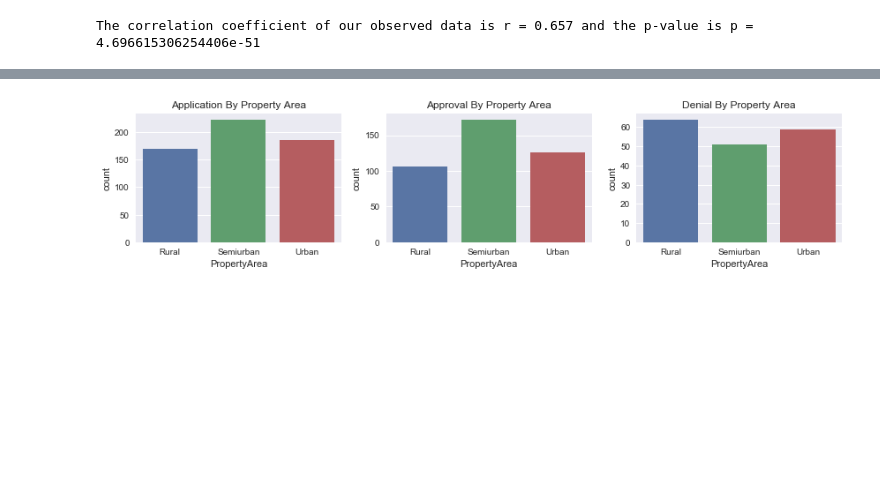
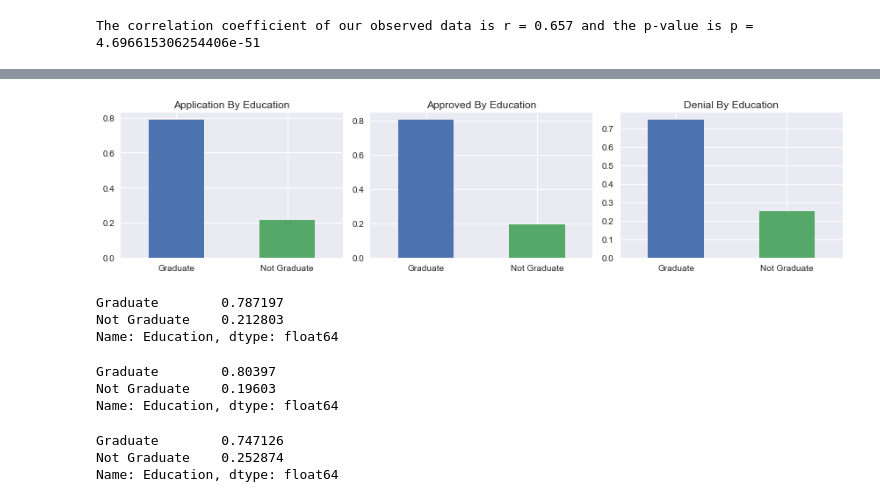
Before and after one commit to sedale33/Springboard, a Jupyter notebook: CP1HomeLoan.ipynb, the cells around one changed output, grey strips where cells are left out. Cells and saved outputs as stored; diff of their text form; code cells hidden in the pictures; blank space fills up the shorter version.

```diff
--- a/CP1HomeLoan.ipynb
+++ b/CP1HomeLoan.ipynb
@@ -331,19 +398,37 @@ plt.show()
 # %%
 plt.figure(figsize=(12,3))
 
 plt.subplot(1,3,1)
-sns.countplot(x='PropertyArea', data =df3, order=('Rural','Semiurban','Urban'))
-plt.title('Application By Property Area')
+df3['Education'].value_counts(normalize=True).plot(kind='bar', rot=0)
+plt.title('Application By Education')
 
 plt.subplot(1,3,2)
-sns.countplot(x='PropertyArea', data =approved, order=('Rural','Semiurban','Urban'))
-plt.title('Approval By Property Area')
+approved_cleaned['Education'].value_counts(normalize=True).plot(kind='bar', rot=0)
+plt.title('Approved By Education')
 
 plt.subplot(1,3,3)
-sns.countplot(x='PropertyArea', data =denied, order=('Rural','Semiurban','Urban'))
-plt.title('Denial By Property Area')
+denied['Education'].value_counts(normalize=True).plot(kind='bar', rot=0)
+plt.title('Denial By Education')
 
 plt.tight_layout()
 plt.show()
 # %% [output]
-[figure, old version]
+[figure, new version]
+# %%
+df3['Education'].value_counts(normalize=True)
+# %% [output]
+Graduate        0.787197
+Not Graduate    0.212803
+Name: Education, dtype: float64
+# %%
+approved_cleaned['Education'].value_counts(normalize=True)
+# %% [output]
+Graduate        0.80397
+Not Graduate    0.19603
+Name: Education, dtype: float64
+# %%
+denied['Education'].value_counts(normalize=True)
+# %% [output]
+Graduate        0.747126
+Not Graduate    0.252874
+Name: Education, dtype: float64
```
Also changed, not shown: parts of 33 cells of this notebook.
